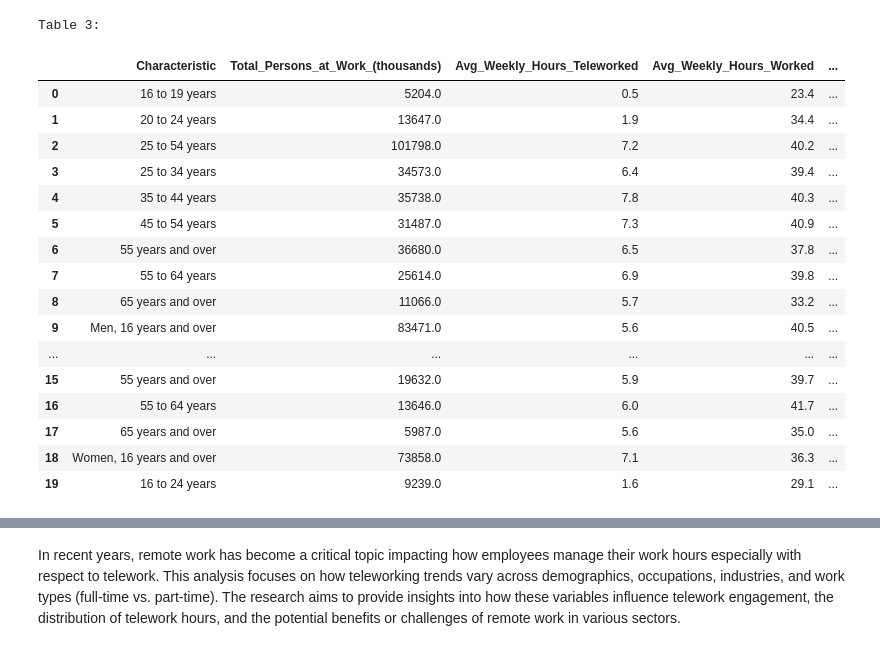
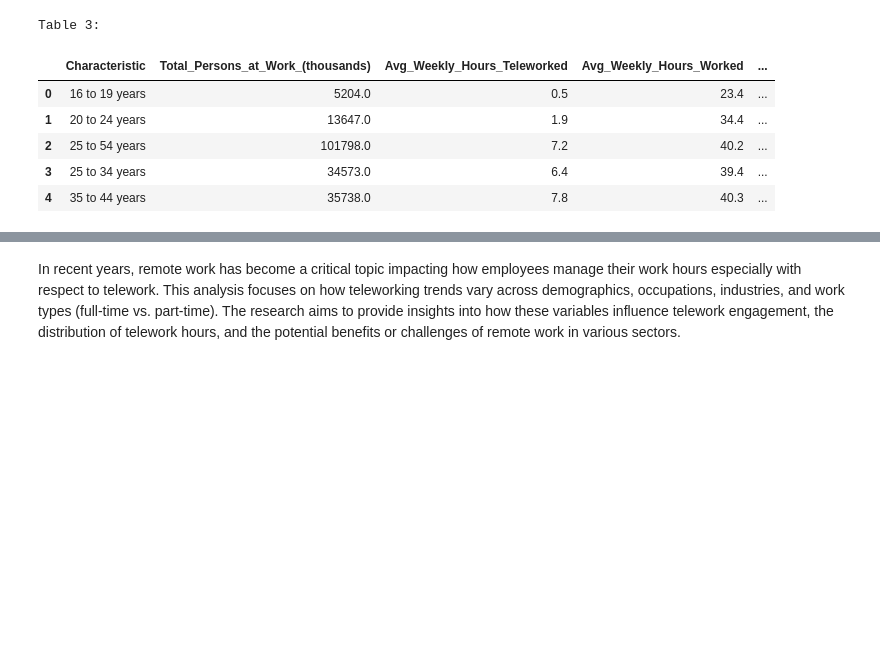
Before and after one commit to abd-abdur/Remote_Work_Impact_Analysis, a Jupyter notebook: Remote_Work_Impact_Analysis.ipynb, the cells around one changed output, grey strips where cells are left out. Cells and saved outputs as stored; diff of their text form; code cells hidden in the pictures; blank space fills up the shorter version.

```diff
--- a/Remote_Work_Impact_Analysis.ipynb
+++ b/Remote_Work_Impact_Analysis.ipynb
@@ -64,24 +52,13 @@ Table 2:
 # %%
 print("Table 3:")
-display(table_3.head(20))
+display(table_3.head())
 # %% [output]
 Table 3:
 |  | Characteristic | Total_Persons_at_Work_(thousands) | Avg_Weekly_Hours_Teleworked | Avg_Weekly_Hours_Worked | ... |
 | 0 | 16 to 19 years | 5204.0 | 0.5 | 23.4 | ... |
 | 1 | 20 to 24 years | 13647.0 | 1.9 | 34.4 | ... |
 | 2 | 25 to 54 years | 101798.0 | 7.2 | 40.2 | ... |
 | 3 | 25 to 34 years | 34573.0 | 6.4 | 39.4 | ... |
 | 4 | 35 to 44 years | 35738.0 | 7.8 | 40.3 | ... |
-| 5 | 45 to 54 years | 31487.0 | 7.3 | 40.9 | ... |
-| 6 | 55 years and over | 36680.0 | 6.5 | 37.8 | ... |
-| 7 | 55 to 64 years | 25614.0 | 6.9 | 39.8 | ... |
-| 8 | 65 years and over | 11066.0 | 5.7 | 33.2 | ... |
-| 9 | Men, 16 years and over | 83471.0 | 5.6 | 40.5 | ... |
-| ... | ... | ... | ... | ... | ... |
-| 15 | 55 years and over | 19632.0 | 5.9 | 39.7 | ... |
-| 16 | 55 to 64 years | 13646.0 | 6.0 | 41.7 | ... |
-| 17 | 65 years and over | 5987.0 | 5.6 | 35.0 | ... |
-| 18 | Women, 16 years and over | 73858.0 | 7.1 | 36.3 | ... |
-| 19 | 16 to 24 years | 9239.0 | 1.6 | 29.1 | ... |
 # %%
 print("Table 4:")
```
Also changed, not shown: parts of 35 cells of this notebook.
